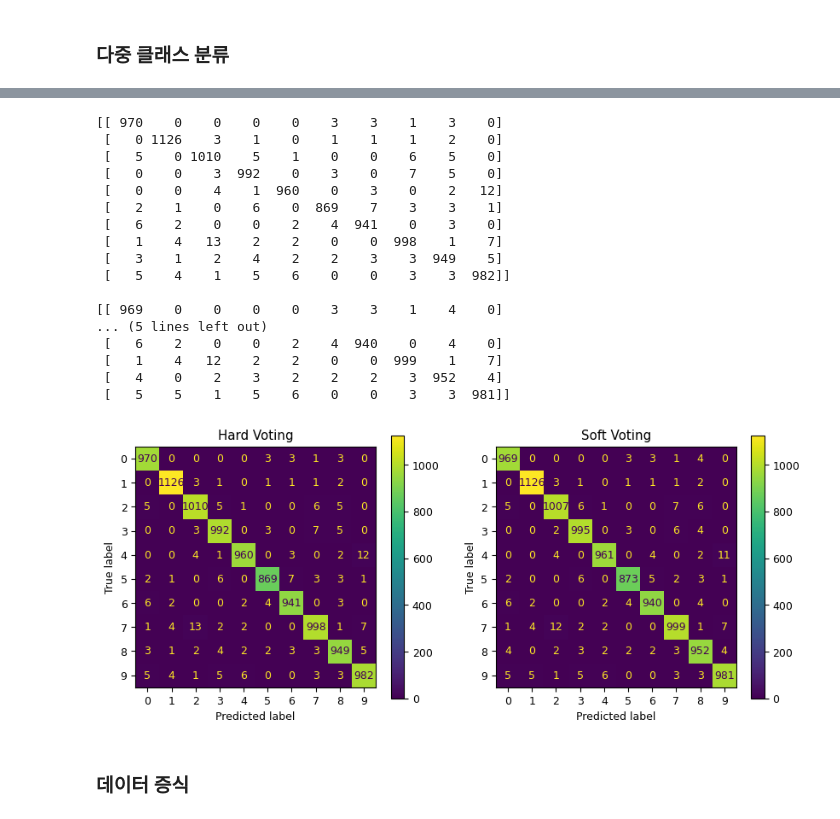
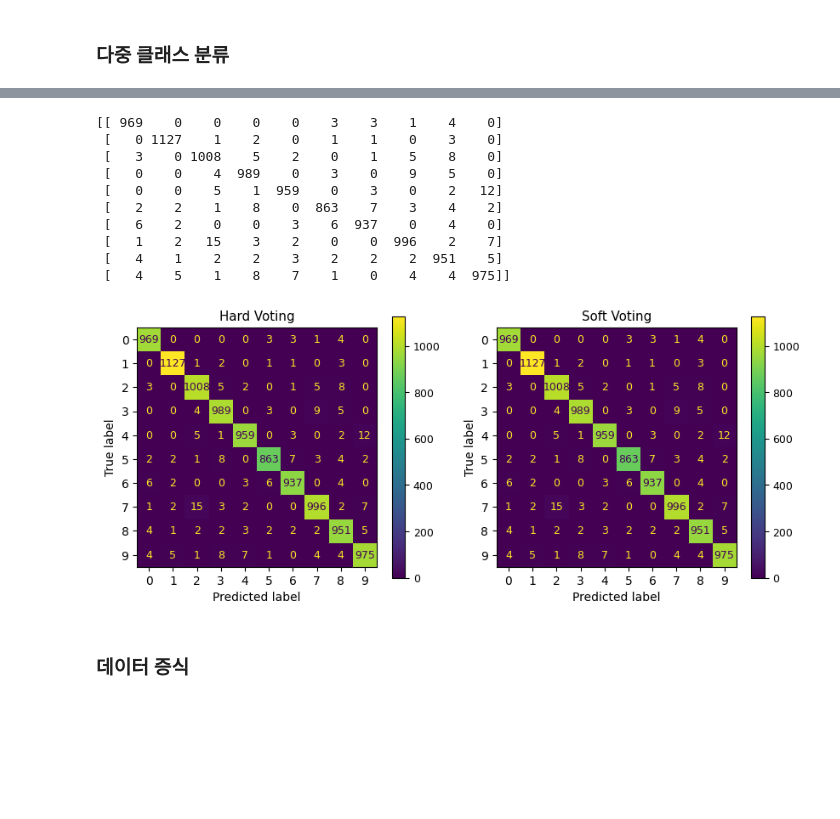
Before and after one commit to Kairo0628/ml_dl_tutorials, a Jupyter notebook: HandsOnML/Classification.ipynb, the cells around one changed output, grey strips where cells are left out. Saved outputs shown, nothing was run; the diff lists cells and outputs as text; code cells hidden in the pictures; blank space fills up the shorter version.

```diff
--- a/HandsOnML/Classification.ipynb
+++ b/HandsOnML/Classification.ipynb
@@ -124,0 +57,8 @@ print(acc7)
+# %%
+from sklearn.metrics import accuracy_score
+
+pred = lgb_clf.predict(x_test)
+
+acc = accuracy_score(y_test, pred)
+
+print(acc)
@@ -313,43 +216,34 @@ soft voting done
 # %%
-print(confusion_matrix(y_test, vot_pred1))
-print()
-print(confusion_matrix(y_test, vot_pred2))
+print(confusion_matrix(y_test, pred))
 # %% [output]
-[[ 970    0    0    0    0    3    3    1    3    0]
- [   0 1126    3    1    0    1    1    1    2    0]
- [   5    0 1010    5    1    0    0    6    5    0]
- [   0    0    3  992    0    3    0    7    5    0]
- [   0    0    4    1  960    0    3    0    2   12]
- [   2    1    0    6    0  869    7    3    3    1]
- [   6    2    0    0    2    4  941    0    3    0]
- [   1    4   13    2    2    0    0  998    1    7]
- [   3    1    2    4    2    2    3    3  949    5]
- [   5    4    1    5    6    0    0    3    3  982]]
-
 [[ 969    0    0    0    0    3    3    1    4    0]
-... (5 lines left out)
- [   6    2    0    0    2    4  940    0    4    0]
- [   1    4   12    2    2    0    0  999    1    7]
- [   4    0    2    3    2    2    2    3  952    4]
- [   5    5    1    5    6    0    0    3    3  981]]
+ [   0 1127    1    2    0    1    1    0    3    0]
+ [   3    0 1008    5    2    0    1    5    8    0]
+ [   0    0    4  989    0    3    0    9    5    0]
+ [   0    0    5    1  959    0    3    0    2   12]
+ [   2    2    1    8    0  863    7    3    4    2]
+ [   6    2    0    0    3    6  937    0    4    0]
+ [   1    2   15    3    2    0    0  996    2    7]
+ [   4    1    2    2    3    2    2    2  951    5]
+ [   4    5    1    8    7    1    0    4    4  975]]
 # %%
 from sklearn.metrics import ConfusionMatrixDisplay
 
 fig, axs = plt.subplots(1, 2, figsize = (10, 4))
 axs = axs.flatten()
 
 plt.rc('font', size=9)
 
-ConfusionMatrixDisplay.from_predictions(y_test, vot_pred1, ax = axs[0])
+ConfusionMatrixDisplay.from_predictions(y_test, pred, ax = axs[0])
 axs[0].set_title('Hard Voting')
 
 # ConfusionMatrixDisplay.from_predictions(y_test, vot_pred1, ax = axs[1], normalize = 'true', values_format = '.0%')
-ConfusionMatrixDisplay.from_predictions(y_test, vot_pred2, ax = axs[1])
+ConfusionMatrixDisplay.from_predictions(y_test, pred, ax = axs[1])
 axs[1].set_title('Soft Voting')
 
 plt.show()
 # %% [output]
-[figure, old version]
+[figure, new version]
 # %% [markdown]
 ### 데이터 증식
 # %%
```
Also changed, not shown: parts of 15 cells of this notebook.
